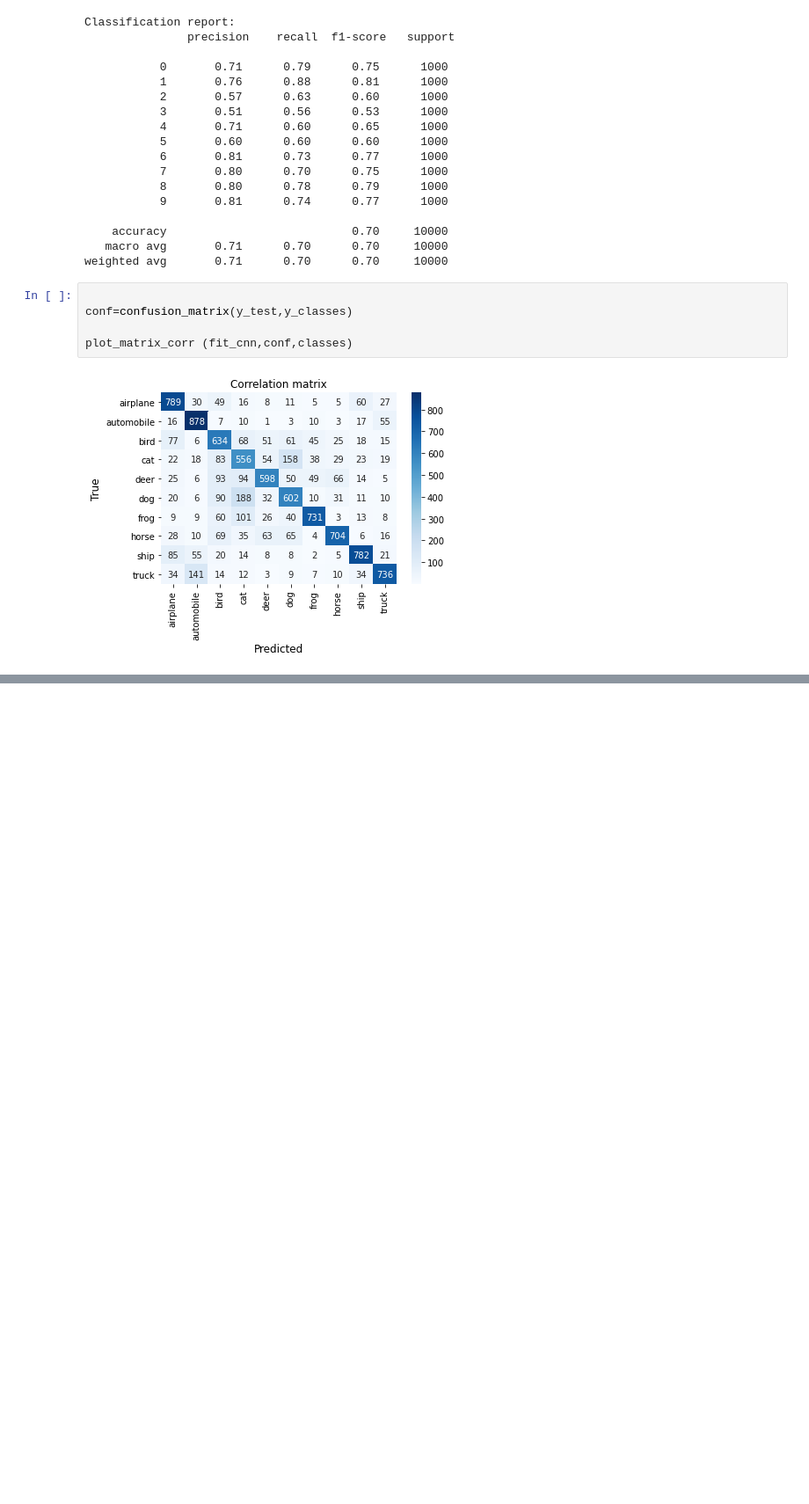
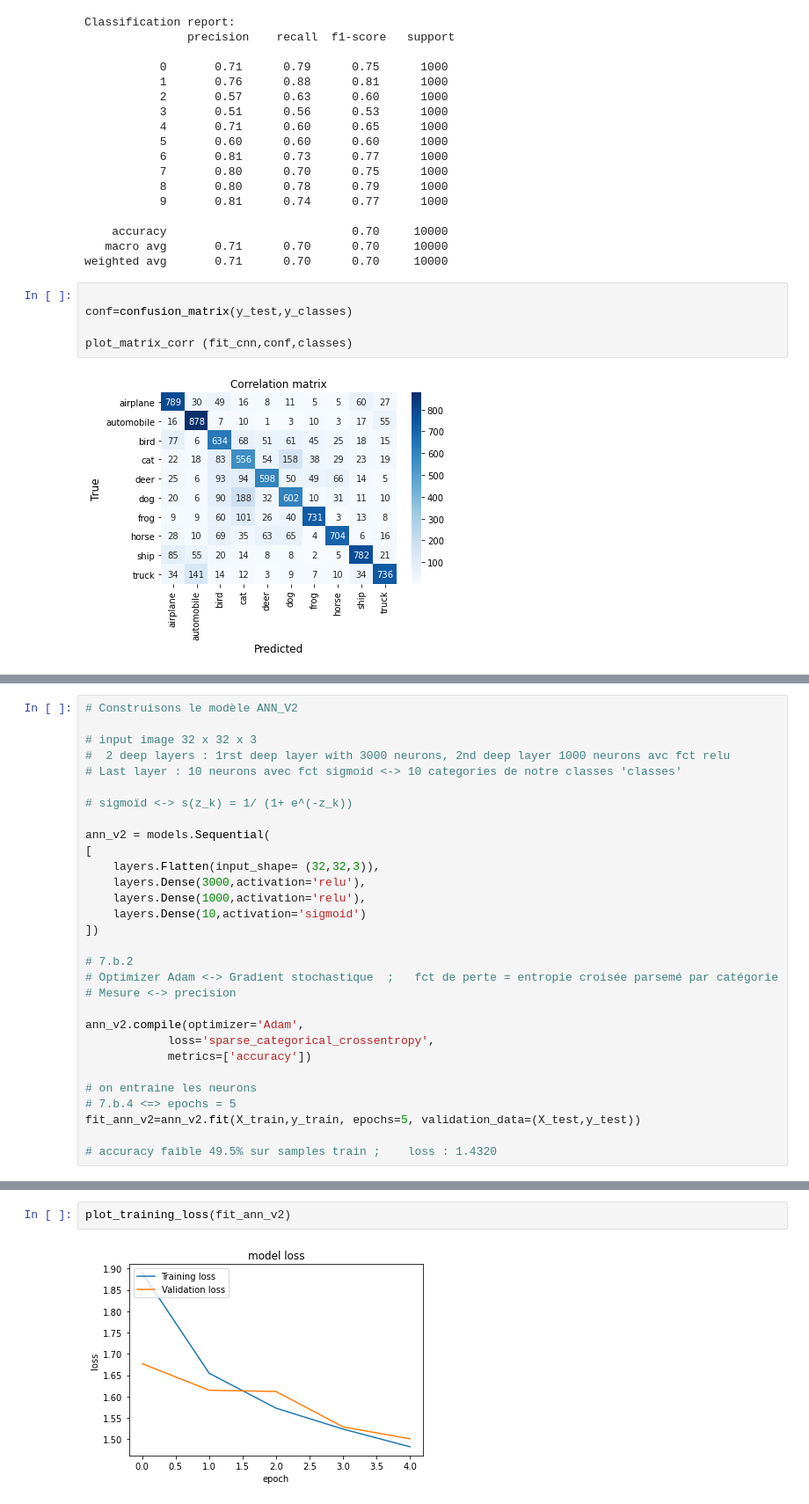
Before and after one commit to ewfaye/machine_learning_M2_ICO, a Jupyter notebook: Projet_ML_2.ipynb, the cells around one changed output, grey strips where cells are left out. Shown at 88% size. Cells and saved outputs as stored; diff of their text form; blank space fills up the shorter version.

```diff
--- a/Projet_ML_2.ipynb
+++ b/Projet_ML_2.ipynb
@@ -355,0 +436,30 @@ plot_matrix_corr (fit_cnn,conf,classes)
+# %%
+# Construisons le modèle ANN_V2
+
+# input image 32 x 32 x 3
+#  2 deep layers : 1rst deep layer with 3000 neurons, 2nd deep layer 1000 neurons avc fct relu
+# Last layer : 10 neurons avec fct sigmoid <-> 10 categories de notre classes 'classes'
+
+# sigmoïd <-> s(z_k) = 1/ (1+ e^(-z_k))
+
+ann_v2 = models.Sequential(
+[
+    layers.Flatten(input_shape= (32,32,3)),
+    layers.Dense(3000,activation='relu'),
+    layers.Dense(1000,activation='relu'),
+    layers.Dense(10,activation='sigmoid')
+])
+
+# 7.b.2
+# Optimizer Adam <-> Gradient stochastique  ;   fct de perte = entropie croisée parsemé par catégorie
+# Mesure <-> precision
+
+ann_v2.compile(optimizer='Adam',
+            loss='sparse_categorical_crossentropy',
+            metrics=['accuracy'])
+
+# on entraine les neurons
+# 7.b.4 <=> epochs = 5
+fit_ann_v2=ann_v2.fit(X_train,y_train, epochs=5, validation_data=(X_test,y_test))
+
+# accuracy faible 49.5% sur samples train ;    loss : 1.4320
@@ -355,0 +477,4 @@ plot_matrix_corr (fit_cnn,conf,classes)
+# %%
+plot_training_loss(fit_ann_v2)
+# %% [output]
+[figure, added]
```
Also changed, not shown: parts of 23 cells of this notebook.
